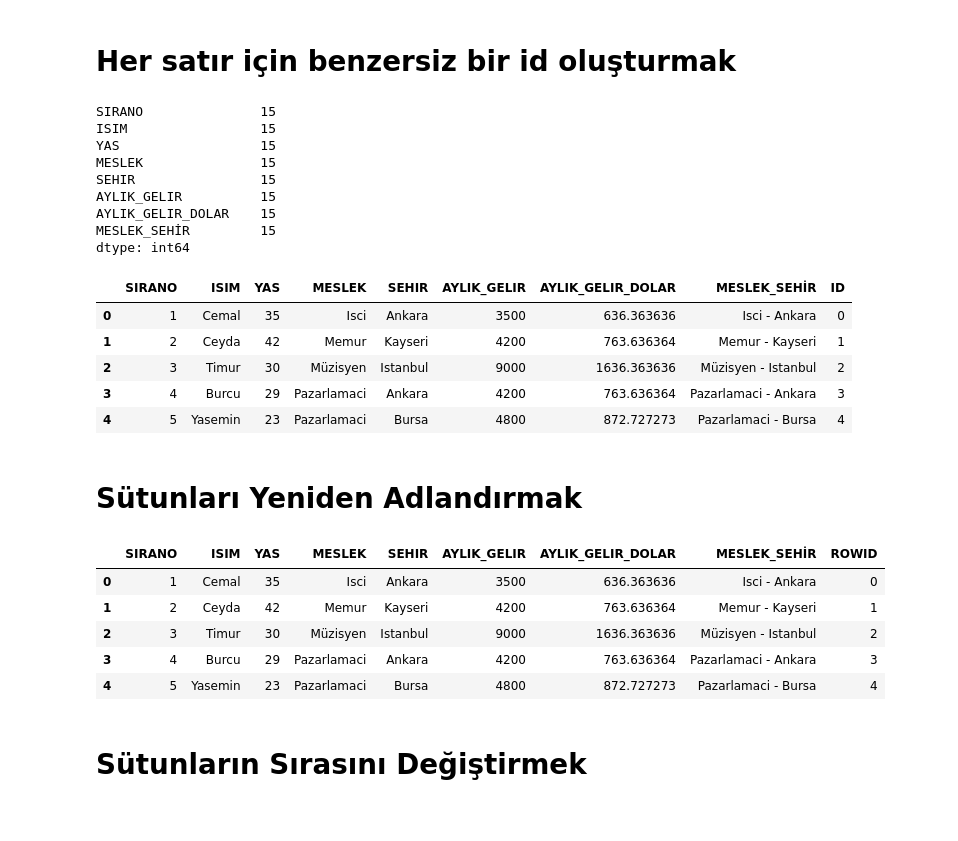
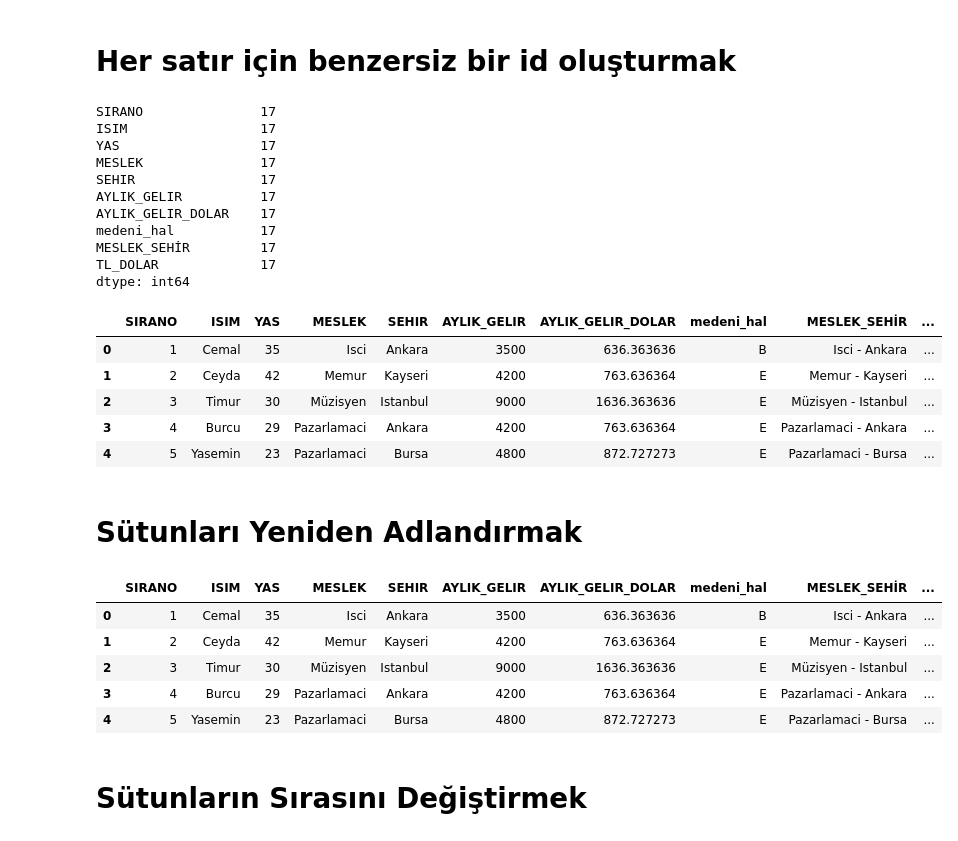
Before and after one commit to veribilimiokulu/bogazici-compec-python-ml, a Jupyter notebook: 02_pandas/01. Pandas ile Dosya Okuma ve Sütun İsimlendirme.ipynb, the cells around one changed output. Drawn from its saved outputs; the diff is of its cells as text; code cells hidden in the pictures.

```diff
--- a/02_pandas/01. Pandas ile Dosya Okuma ve Sütun İsimlendirme.ipynb
+++ b/02_pandas/01. Pandas ile Dosya Okuma ve Sütun İsimlendirme.ipynb
@@ -6,4 +6,5 @@ import pandas as pd
 # %% [markdown]
 # Pandas ile Veri Okuma
 # %%
-df = pd.read_csv("D:\\egitim\\verilen\\bogazici-compec-python-ml\\Datasets\\simple_data.csv")
+# df = pd.read_csv("D:\\egitim\\verilen\\bogazici-compec-python-ml\\Datasets\\simple_data.csv")
+df = pd.read_csv("simple_data.csv")
@@ -123,0 +134,2 @@ df.head()
+# %%
+df['medeni_hal'] = ['B','E','E','E','E','B','E','B','E','B','E','E','E','E','E','B','E']
@@ -136,0 +158,2 @@ df.head()
+# %%
+df['TL_DOLAR'] = df['AYLIK_GELIR'].astype(str) + ' - ' + df['AYLIK_GELIR_DOLAR'].astype(str)
@@ -140,25 +172,27 @@ df.head()
 # Kaç satır var?
 df.count()
 # %% [output]
-SIRANO               15
-ISIM                 15
-YAS                  15
-MESLEK               15
-SEHIR                15
-AYLIK_GELIR          15
-AYLIK_GELIR_DOLAR    15
-MESLEK_SEHİR         15
+SIRANO               17
+ISIM                 17
+YAS                  17
+MESLEK               17
+SEHIR                17
+AYLIK_GELIR          17
+AYLIK_GELIR_DOLAR    17
+medeni_hal           17
+MESLEK_SEHİR         17
+TL_DOLAR             17
 dtype: int64
 # %%
-df['ID'] = range(0,15)
+df['ID'] = range(0,17)
 df.head()
 # %% [output]
-|  | SIRANO | ISIM | YAS | MESLEK | SEHIR | AYLIK_GELIR | AYLIK_GELIR_DOLAR | MESLEK_SEHİR | ID |
-| 0 | 1 | Cemal | 35 | Isci | Ankara | 3500 | 636.363636 | Isci - Ankara | 0 |
-| 1 | 2 | Ceyda | 42 | Memur | Kayseri | 4200 | 763.636364 | Memur - Kayseri | 1 |
-| 2 | 3 | Timur | 30 | Müzisyen | Istanbul | 9000 | 1636.363636 | Müzisyen - Istanbul | 2 |
-| 3 | 4 | Burcu | 29 | Pazarlamaci | Ankara | 4200 | 763.636364 | Pazarlamaci - Ankara | 3 |
-| 4 | 5 | Yasemin | 23 | Pazarlamaci | Bursa | 4800 | 872.727273 | Pazarlamaci - Bursa | 4 |
+|  | SIRANO | ISIM | YAS | MESLEK | SEHIR | AYLIK_GELIR | AYLIK_GELIR_DOLAR | medeni_hal | MESLEK_SEHİR | ... |
+| 0 | 1 | Cemal | 35 | Isci | Ankara | 3500 | 636.363636 | B | Isci - Ankara | ... |
+| 1 | 2 | Ceyda | 42 | Memur | Kayseri | 4200 | 763.636364 | E | Memur - Kayseri | ... |
+| 2 | 3 | Timur | 30 | Müzisyen | Istanbul | 9000 | 1636.363636 | E | Müzisyen - Istanbul | ... |
+| 3 | 4 | Burcu | 29 | Pazarlamaci | Ankara | 4200 | 763.636364 | E | Pazarlamaci - Ankara | ... |
+| 4 | 5 | Yasemin | 23 | Pazarlamaci | Bursa | 4800 | 872.727273 | E | Pazarlamaci - Bursa | ... |
 # %% [markdown]
 # Sütunları Yeniden Adlandırmak
 # %%
@@ -167,12 +201,12 @@ df.rename(columns=sutun_degisimi, inplace=True)
 # %%
 df.head()
 # %% [output]
-|  | SIRANO | ISIM | YAS | MESLEK | SEHIR | AYLIK_GELIR | AYLIK_GELIR_DOLAR | MESLEK_SEHİR | ROWID |
-| 0 | 1 | Cemal | 35 | Isci | Ankara | 3500 | 636.363636 | Isci - Ankara | 0 |
-| 1 | 2 | Ceyda | 42 | Memur | Kayseri | 4200 | 763.636364 | Memur - Kayseri | 1 |
-| 2 | 3 | Timur | 30 | Müzisyen | Istanbul | 9000 | 1636.363636 | Müzisyen - Istanbul | 2 |
-| 3 | 4 | Burcu | 29 | Pazarlamaci | Ankara | 4200 | 763.636364 | Pazarlamaci - Ankara | 3 |
-| 4 | 5 | Yasemin | 23 | Pazarlamaci | Bursa | 4800 | 872.727273 | Pazarlamaci - Bursa | 4 |
+|  | SIRANO | ISIM | YAS | MESLEK | SEHIR | AYLIK_GELIR | AYLIK_GELIR_DOLAR | medeni_hal | MESLEK_SEHİR | ... |
+| 0 | 1 | Cemal | 35 | Isci | Ankara | 3500 | 636.363636 | B | Isci - Ankara | ... |
+| 1 | 2 | Ceyda | 42 | Memur | Kayseri | 4200 | 763.636364 | E | Memur - Kayseri | ... |
+| 2 | 3 | Timur | 30 | Müzisyen | Istanbul | 9000 | 1636.363636 | E | Müzisyen - Istanbul | ... |
+| 3 | 4 | Burcu | 29 | Pazarlamaci | Ankara | 4200 | 763.636364 | E | Pazarlamaci - Ankara | ... |
+| 4 | 5 | Yasemin | 23 | Pazarlamaci | Bursa | 4800 | 872.727273 | E | Pazarlamaci - Bursa | ... |
 # %% [markdown]
 # Sütunların Sırasını Değiştirmek
 # %%
```
Also changed, not shown: parts of 7 cells of this notebook, 47 other files.
